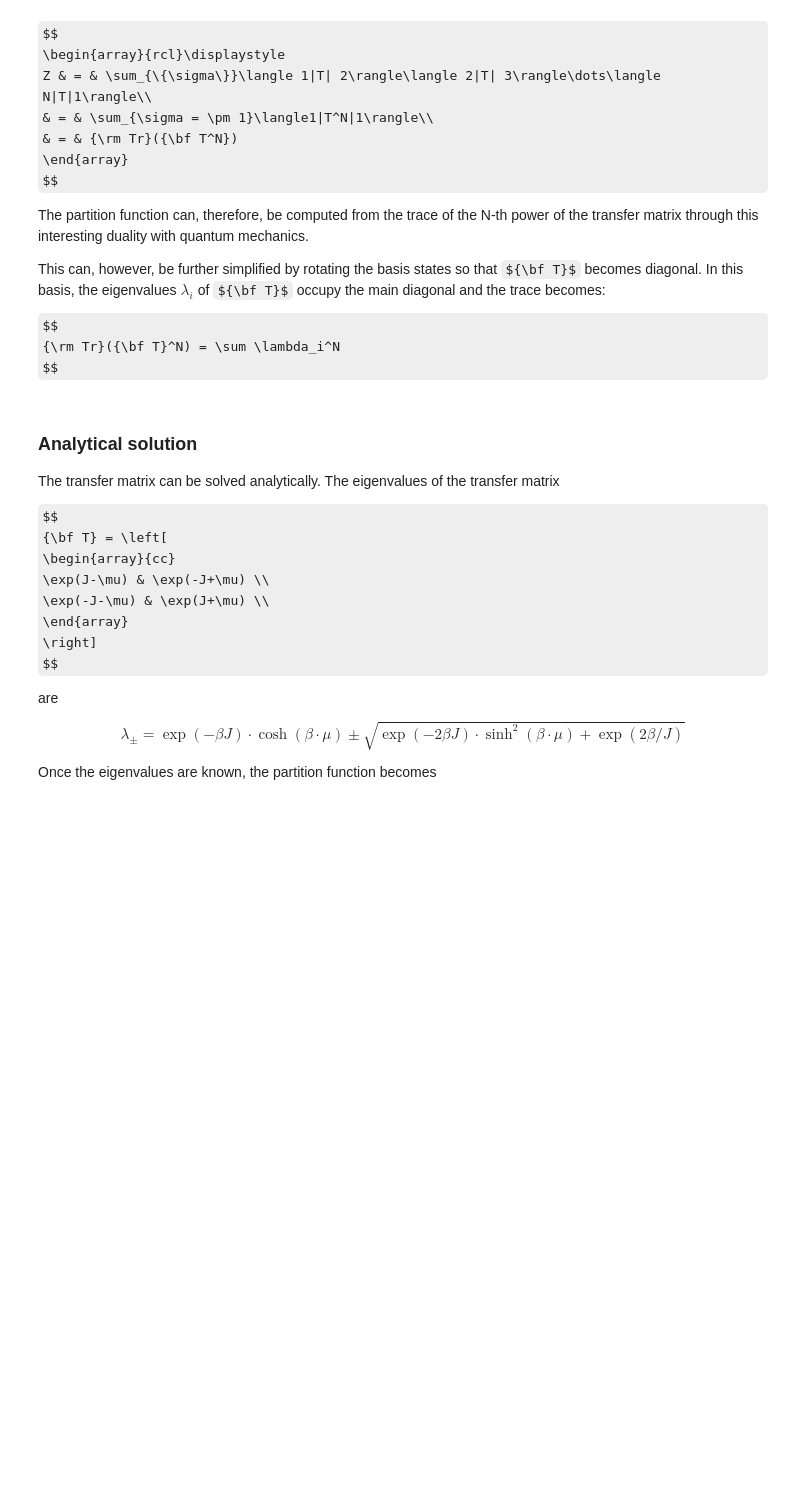
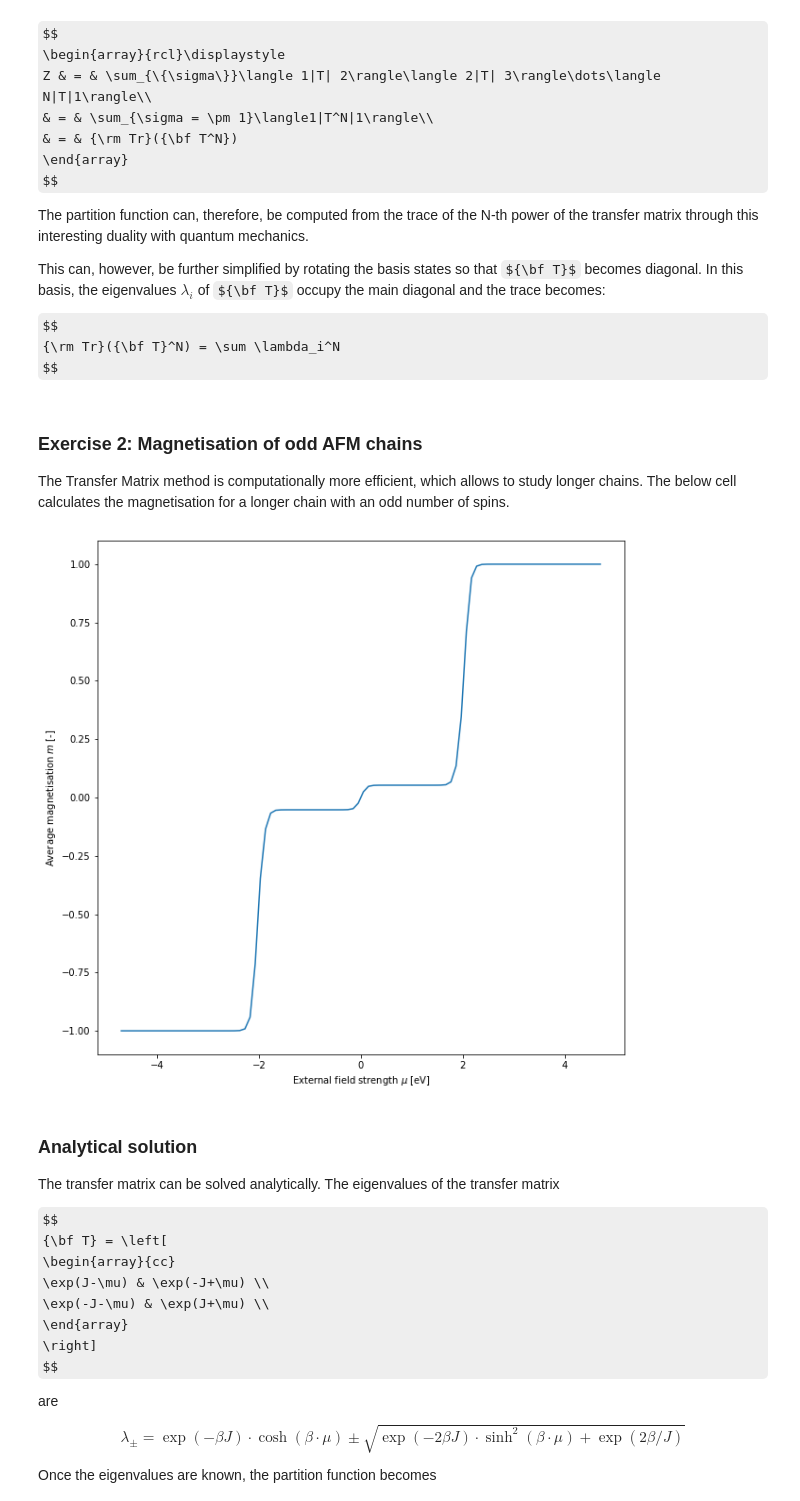
Before and after one commit to MaterialModelling/lab2, a Jupyter notebook: 1D-Ising-Model.ipynb, the cells around one changed output. Cells and saved outputs as stored; diff of their text form; code cells hidden in the pictures; some formulas as TeX source; blank space fills up the shorter version.

Commit message:
Changes to exercises

```diff
--- a/1D-Ising-Model.ipynb
+++ b/1D-Ising-Model.ipynb
@@ -342,5 +354,30 @@ def transfer_matrix(M,J,mu,kTs):
 
     return df
+# %% [markdown]
+### Exercise 2: Magnetisation of odd AFM chains
+
+The Transfer Matrix method is computationally more efficient, which allows to study longer chains. The below cell calculates the magnetisation for a longer chain with an odd number of spins.
+# %%
+# Parameters
+M = 19      # Size of the spin chain
+J = 1      # Exchange interaction
+kT = 0.1   # Temperature
+
+# Prepare plots
+df = pd.DataFrame()
+
+# Brute-Force (green)
+for mu in np.linspace(-5,5,100):
+    bf = transfer_matrix(M,J,mu,[kT])
+    df = df.append(bf)
+
+plt.figure(figsize=(10,10));
+plt.plot(df.mu,df.m);
+plt.xlabel('External field strength $\mu$ [eV]');
+plt.ylabel('Average magnetisation $m$ [-]');
+plt.show()
+# %% [output]
+[figure, added]
 # %% [markdown]
 ### Analytical solution
 
```
Also changed, not shown: parts of 8 cells of this notebook.
